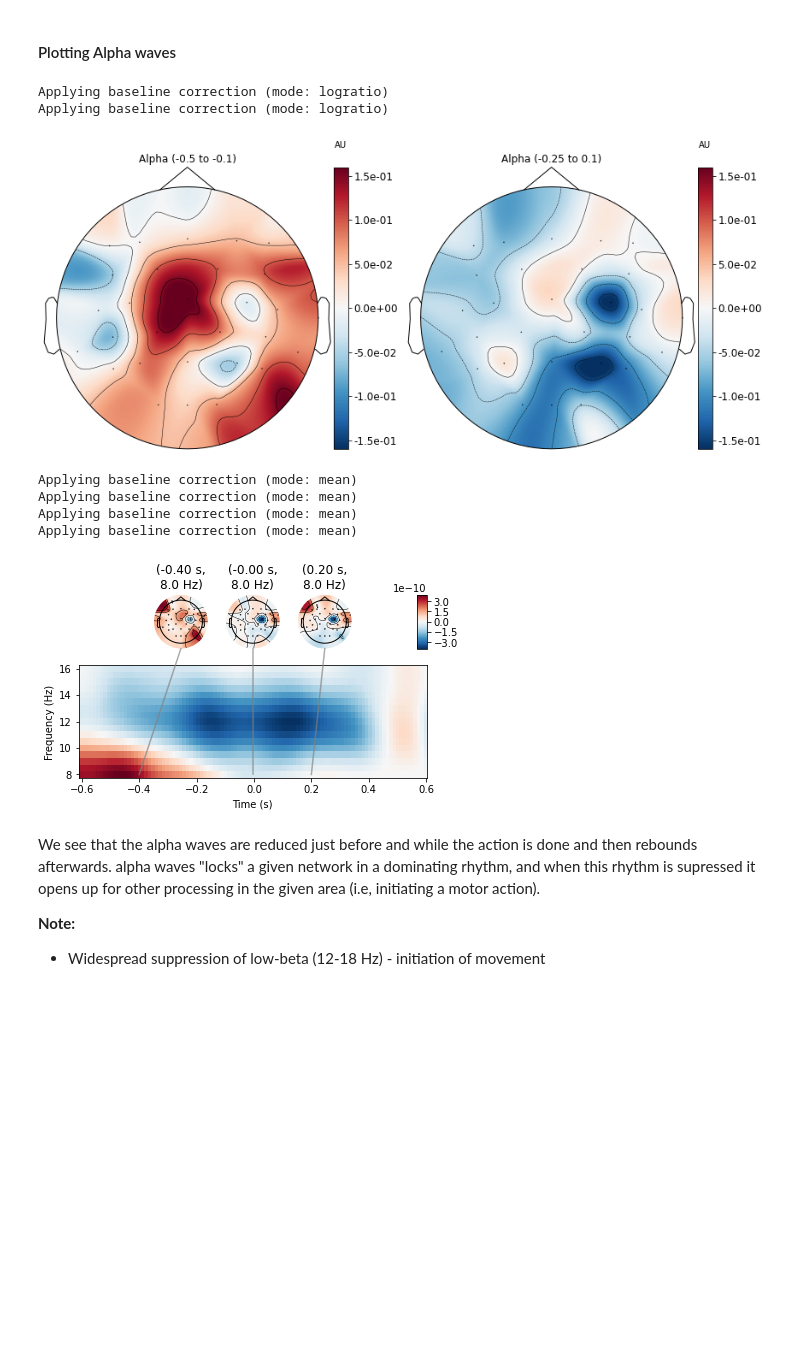
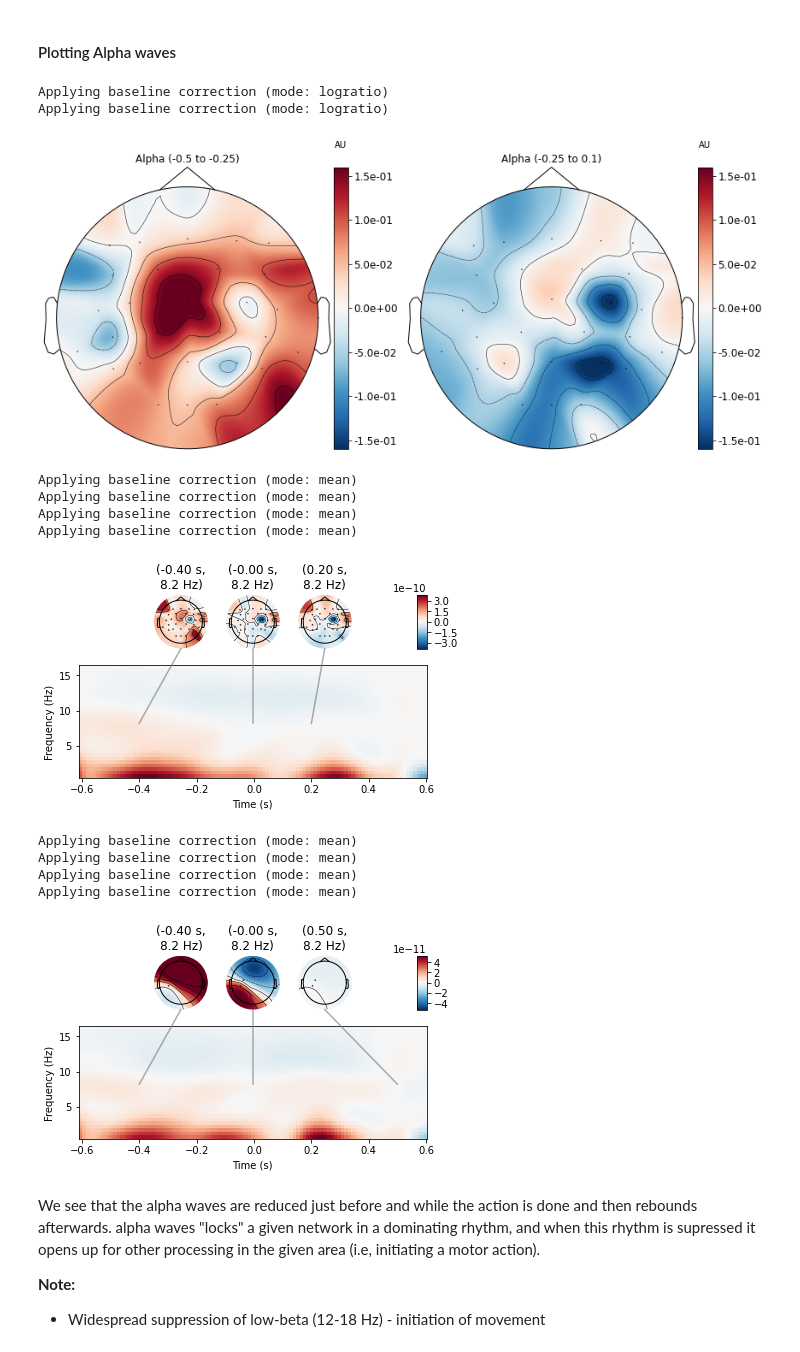
Before and after one commit to laurabpaulsen/EEG_and_mouse_tracking, a Jupyter notebook: time_frequency.ipynb, the cells around one changed output. Saved outputs shown, nothing was run; the diff lists cells and outputs as text; code cells hidden in the pictures; blank space fills up the shorter version.

```diff
--- a/time_frequency.ipynb
+++ b/time_frequency.ipynb
@@ -56,7 +46,7 @@ Now lets look into what causes these deflections. This is done by making a time-
 #### Time-Frequency analysis
 # %%
 #freqs = np.logspace(*np.log10([6, 35]), num=12)
-freqs = np.arange(8, 16.5, 0.5)
+freqs = np.arange(0.7, 16.5, 0.5)
 n_cycles = freqs / 2.  # different number of cycle per frequency
 power, itc =  mne.time_frequency.tfr_morlet(epochs, freqs=freqs, n_cycles=n_cycles, use_fft=True,
                         return_itc=True, decim=3, n_jobs=1)
@@ -70,9 +60,11 @@ Applying baseline correction (mode: logratio)
 #### Plotting Alpha waves
 # %%
 fig, axis = plt.subplots(1, 2, figsize=(12, 12))
+
+baseline = (0.3, 0.5)
 power.plot_topomap(ch_type='eeg', tmin=-0.5, tmax=-0.25, fmin=8, fmax=12,
                    baseline=baseline, mode='logratio', axes=axis[0],
-                   title='Alpha (-0.5 to -0.1)', show=False, vmin = -.16, vmax = .16)
+                   title='Alpha (-0.5 to -0.25)', show=False, vmin = -.16, vmax = .16)
 
 power.plot_topomap(ch_type='eeg', tmin=-0.25, tmax=0.1, fmin=8, fmax=12,
                    baseline=baseline, mode='logratio', axes=axis[1],
@@ -83,25 +75,28 @@ plt.show()
 # %% [output]
 Applying baseline correction (mode: logratio)
 Applying baseline correction (mode: logratio)
-[figure, old version]
+[figure, new version]
 # %%
-clusterpicks = [1, 5, 6, 7, 10, 11, 12, 16, 17, 21, 22]
 leftcentralpicks = [5, 6, 10]
 leftmotorpicks = [10, 15] #(LM, C3, C5, CP3, CP5)
 leftpremotor = [5] #Left Premotor (LPM: FC3, FC5),
 
 
 power.plot_joint(mode='mean', baseline = (0.4, 0.6), tmin = -.6, tmax = .6, timefreqs=[(0, 8), (0.2, 8), (-0.4, 8)]);
 #power.plot_joint(mode='mean', picks = leftcentralpicks, baseline = (0.4, 0.6), tmin = -.6, tmax = .6, timefreqs=[(0, 8), (0.5, 8), (-0.4, 8)]);
-#power.plot_joint(mode='mean', picks = clusterpicks, baseline = (0.4, 0.6), tmin = -.6, tmax = .6, timefreqs=[(0, 8), (0.5, 8), (-0.4, 8)]);
-#power.plot_joint(mode='mean', picks = leftmotorpicks, baseline = (0.4, 0.6), tmin = -.6, tmax = .6, timefreqs=[(0, 8), (0.5, 8), (-0.4, 8)]);
+power.plot_joint(mode='mean', picks = leftmotorpicks, baseline = (0.4, 0.6), tmin = -.6, tmax = .6, timefreqs=[(0, 8), (0.5, 8), (-0.4, 8)]);
 #power.plot_joint(mode='mean', picks = leftpremotor, baseline = (0.4, 0.6), tmin = -.6, tmax = .6, timefreqs=[(0, 8), (0.5, 8), (-0.4, 8)]);
 # %% [output]
 Applying baseline correction (mode: mean)
 Applying baseline correction (mode: mean)
 Applying baseline correction (mode: mean)
 Applying baseline correction (mode: mean)
-[figure, old version]
+[figure, new version]
+Applying baseline correction (mode: mean)
+Applying baseline correction (mode: mean)
+Applying baseline correction (mode: mean)
+Applying baseline correction (mode: mean)
+[figure, added]
 # %% [markdown]
 We see that the alpha waves are reduced just before and while the action is done and then rebounds afterwards. alpha waves "locks" a given network in a dominating rhythm, and when this rhythm is supressed it opens up for other processing in the given area (i.e, initiating a motor action).
 
```
Also changed, not shown: parts of 33 cells of this notebook, 4 other files.
